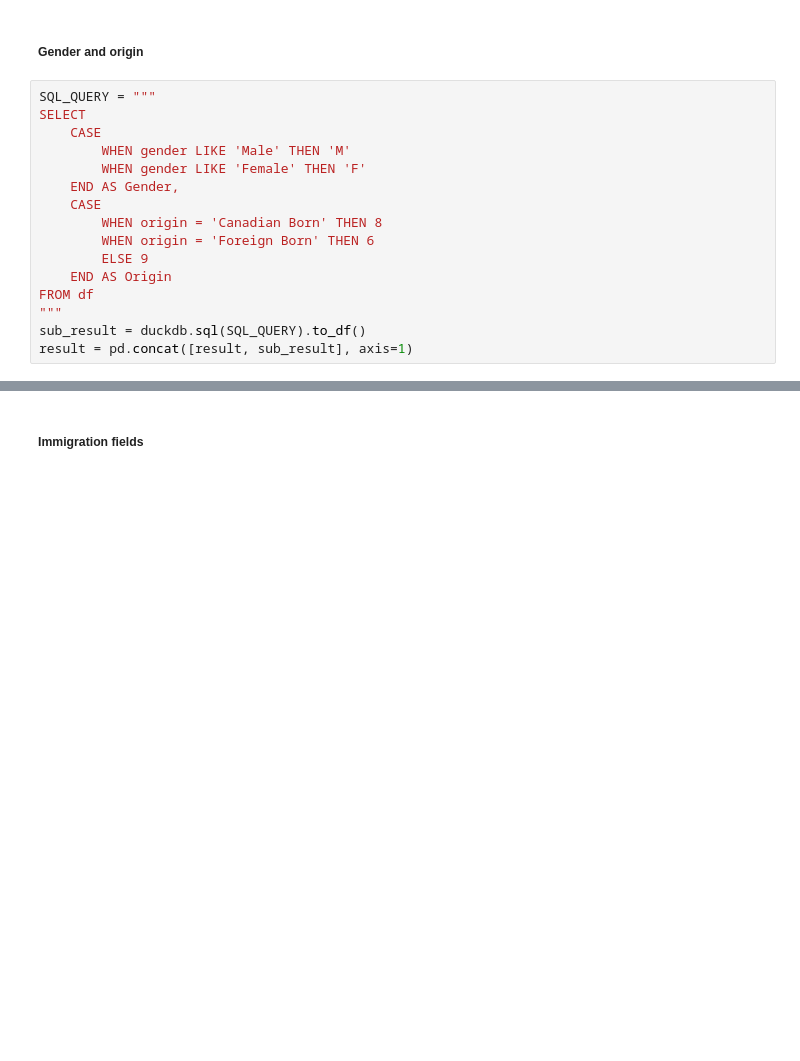
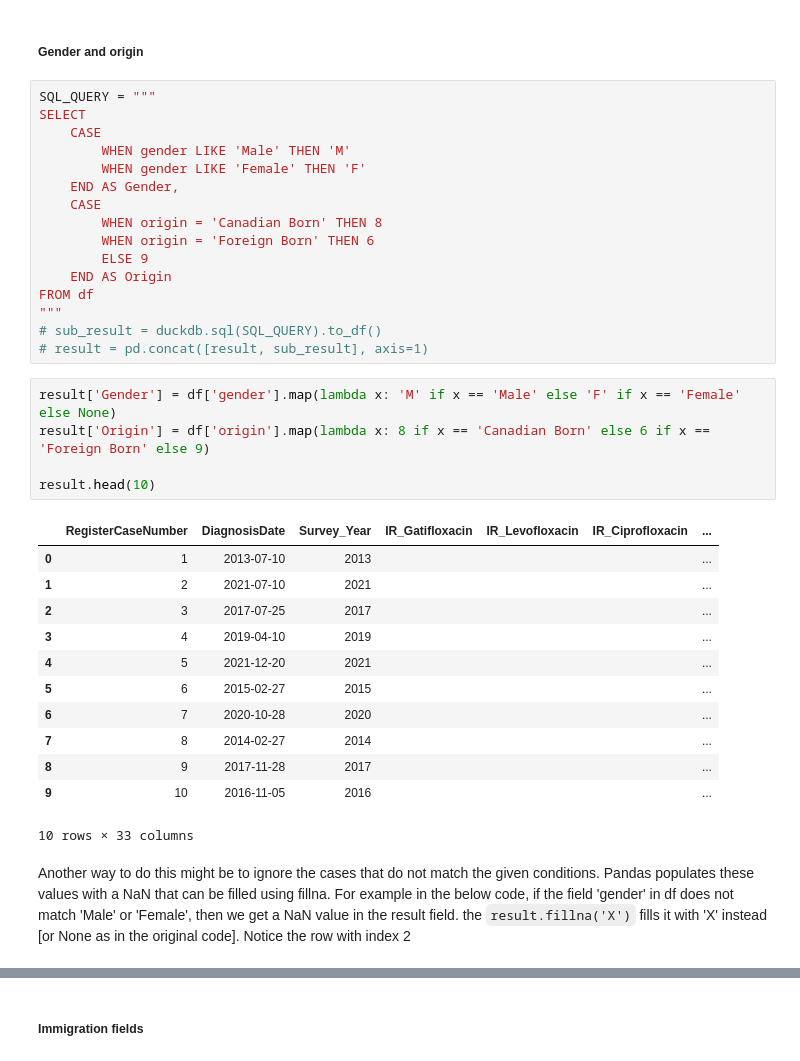
Before and after one commit to niranjan-ramesh/custom-images, a Jupyter notebook: analytics-environment/BCDataTransformation.ipynb, the cells around one changed output, grey strips where cells are left out. Cells and saved outputs as stored; diff of their text form; blank space fills up the shorter version.

```diff
--- a/analytics-environment/BCDataTransformation.ipynb
+++ b/analytics-environment/BCDataTransformation.ipynb
@@ -218,5 +317,25 @@ SELECT
     END AS Origin
 FROM df
 """
-sub_result = duckdb.sql(SQL_QUERY).to_df()
-result = pd.concat([result, sub_result], axis=1)
+# sub_result = duckdb.sql(SQL_QUERY).to_df()
+# result = pd.concat([result, sub_result], axis=1)
+# %%
+result['Gender'] = df['gender'].map(lambda x: 'M' if x == 'Male' else 'F' if x == 'Female' else None)
+result['Origin'] = df['origin'].map(lambda x: 8 if x == 'Canadian Born' else 6 if x == 'Foreign Born' else 9)
+
+result.head(10)
+# %% [output]
+|  | RegisterCaseNumber | DiagnosisDate | Survey_Year | IR_Gatifloxacin | IR_Levofloxacin | IR_Ciprofloxacin | ... |
+| 0 | 1 | 2013-07-10 | 2013 |  |  |  | ... |
+| 1 | 2 | 2021-07-10 | 2021 |  |  |  | ... |
+| 2 | 3 | 2017-07-25 | 2017 |  |  |  | ... |
+| 3 | 4 | 2019-04-10 | 2019 |  |  |  | ... |
+| 4 | 5 | 2021-12-20 | 2021 |  |  |  | ... |
+| 5 | 6 | 2015-02-27 | 2015 |  |  |  | ... |
+| 6 | 7 | 2020-10-28 | 2020 |  |  |  | ... |
+| 7 | 8 | 2014-02-27 | 2014 |  |  |  | ... |
+| 8 | 9 | 2017-11-28 | 2017 |  |  |  | ... |
+| 9 | 10 | 2016-11-05 | 2016 |  |  |  | ... |
+10 rows × 33 columns
+# %% [markdown]
+Another way to do this might be to ignore the cases that do not match the given conditions. Pandas populates these values with a NaN that can be filled using fillna. For example in the below code, if the field 'gender' in df does not match 'Male' or 'Female', then we get a NaN value in the result field. the `result.fillna('X')` fills it with 'X' instead [or None as in the original code]. Notice the row with index 2
```
Also changed, not shown: parts of 23 cells of this notebook.
